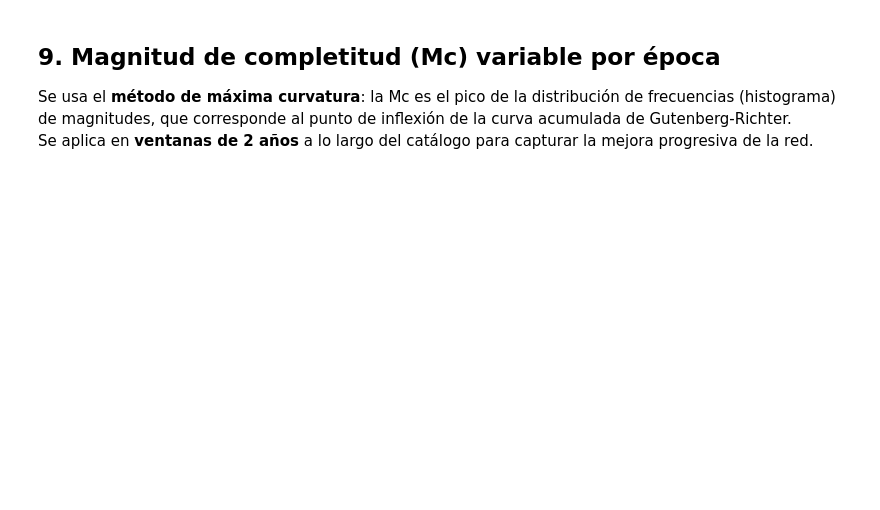
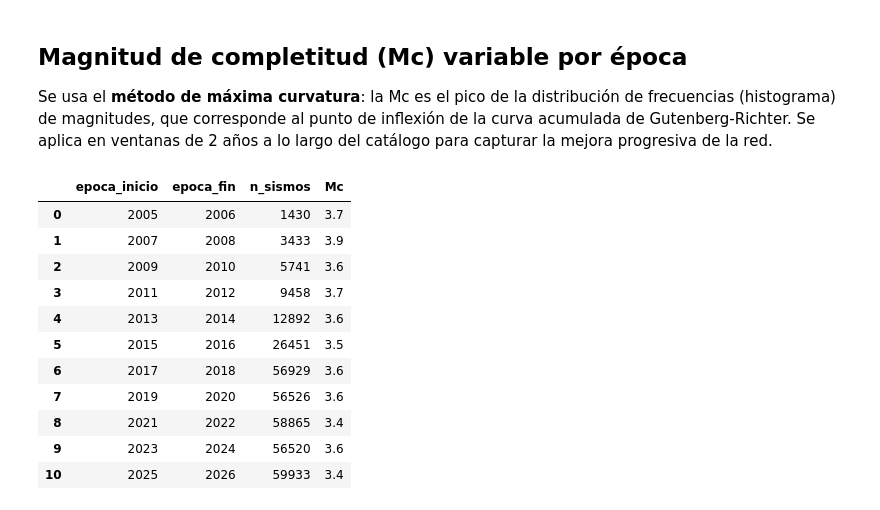
Before and after one commit to makore-0612/Seismological_intelligence, a Jupyter notebook: etapa1_limpieza.ipynb, the cells around one changed output. Cells and saved outputs as stored; diff of their text form; code cells hidden in the pictures; blank space fills up the shorter version.

```diff
--- a/etapa1_limpieza.ipynb
+++ b/etapa1_limpieza.ipynb
@@ -40,13 +51 @@ snapshot('raw', df_raw)
-# %%
-df = df_raw.copy()
-
-df['Magnitud']    = pd.to_numeric(df['Magnitud'],    errors='coerce')
-df['Profundidad'] = pd.to_numeric(df['Profundidad'], errors='coerce')
-
-mag_no_num = df['Magnitud'].isna().sum()
-descartes['magnitud_no_convertible'] = int(mag_no_num)
-print(f'Registros con magnitud no convertible: {mag_no_num}')
-
-df = df.dropna(subset=['Magnitud'])
-snapshot('post-tipado', df)
 # %% [markdown]
@@ -135,39 +172,51 @@ print(f'  Total descartado:                {total_raw - total_clean:>6,}  ({(tot
 # %% [markdown]
-## 9. Magnitud de completitud (Mc) variable por época
+## Magnitud de completitud (Mc) variable por época
 
 Se usa el **método de máxima curvatura**: la Mc es el pico de la distribución
 de frecuencias (histograma) de magnitudes, que corresponde al punto de inflexión
-de la curva acumulada de Gutenberg-Richter.
-Se aplica en **ventanas de 2 años** a lo largo del catálogo para capturar la
+de la curva acumulada de Gutenberg-Richter. Se aplica en ventanas de 2 años a lo largo del catálogo para capturar la
 mejora progresiva de la red.
 # %%
 def mc_maxima_curvatura(magnitudes, bin_size=0.1):
     """Mc = valor de magnitud en el pico del histograma de frecuencias."""
     mag = magnitudes.dropna()
     bins = np.arange(mag.min(), mag.max() + bin_size, bin_size)
     counts, edges = np.histogram(mag, bins=bins)
     pico_idx = np.argmax(counts)
     return round(edges[pico_idx], 1)
 
 
 VENTANA_AÑOS = 2
 df['year'] = df['datetime_utc'].dt.year
 
 años = sorted(df['year'].unique())
 epocas = []
 
 for inicio in range(años[0], años[-1] + 1, VENTANA_AÑOS):
     fin = inicio + VENTANA_AÑOS - 1
     mask = df['year'].between(inicio, fin)
     sub = df.loc[mask, 'Magnitud']
     if len(sub) < 100:  # ventana con muy pocos datos (p.ej. 2005 parcial)
         mc = None
     else:
         mc = mc_maxima_curvatura(sub)
     epocas.append({'epoca_inicio': inicio, 'epoca_fin': fin, 'n_sismos': len(sub), 'Mc': mc})
 
 mc_tabla = pd.DataFrame(epocas)
-print(mc_tabla.to_string(index=False))
+display(mc_tabla)
+# %% [output]
+|  | epoca_inicio | epoca_fin | n_sismos | Mc |
+| 0 | 2005 | 2006 | 1430 | 3.7 |
+| 1 | 2007 | 2008 | 3433 | 3.9 |
+| 2 | 2009 | 2010 | 5741 | 3.6 |
+| 3 | 2011 | 2012 | 9458 | 3.7 |
+| 4 | 2013 | 2014 | 12892 | 3.6 |
+| 5 | 2015 | 2016 | 26451 | 3.5 |
+| 6 | 2017 | 2018 | 56929 | 3.6 |
+| 7 | 2019 | 2020 | 56526 | 3.6 |
+| 8 | 2021 | 2022 | 58865 | 3.4 |
+| 9 | 2023 | 2024 | 56520 | 3.6 |
+| 10 | 2025 | 2026 | 59933 | 3.4 |
 # %%
 # Visualización de Mc por época sobre la distribución G-R global
 fig, axes = plt.subplots(1, 2, figsize=(14, 5))
```
Also changed, not shown: parts of 25 cells of this notebook.
